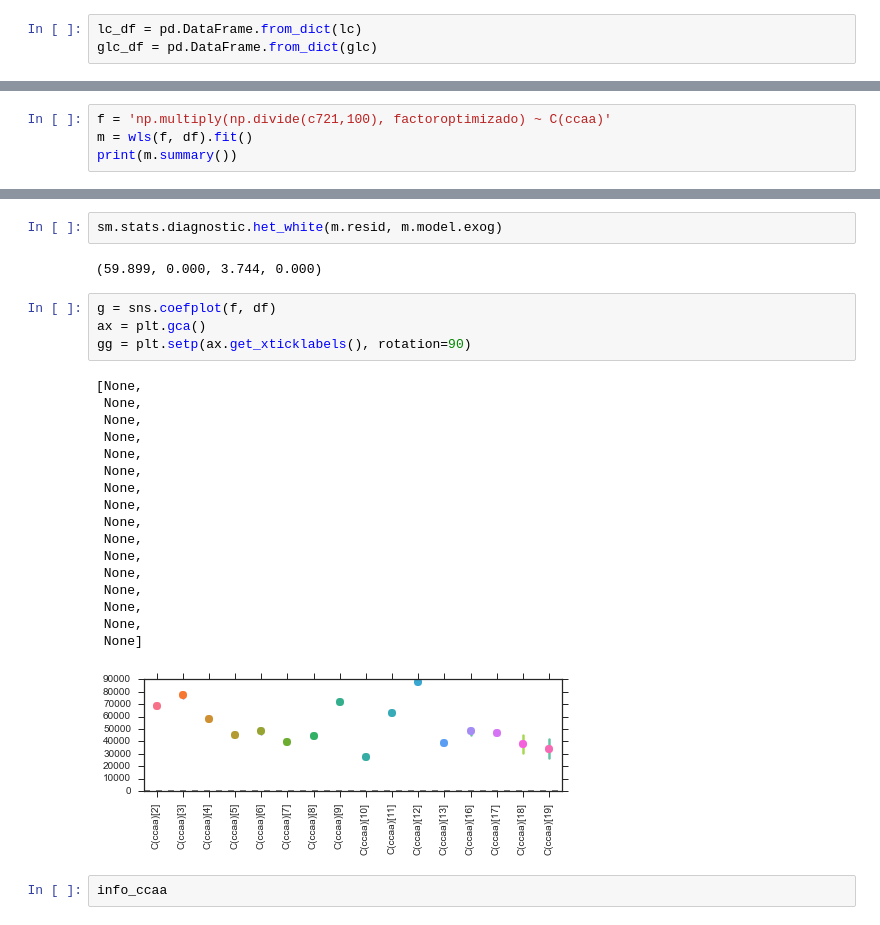
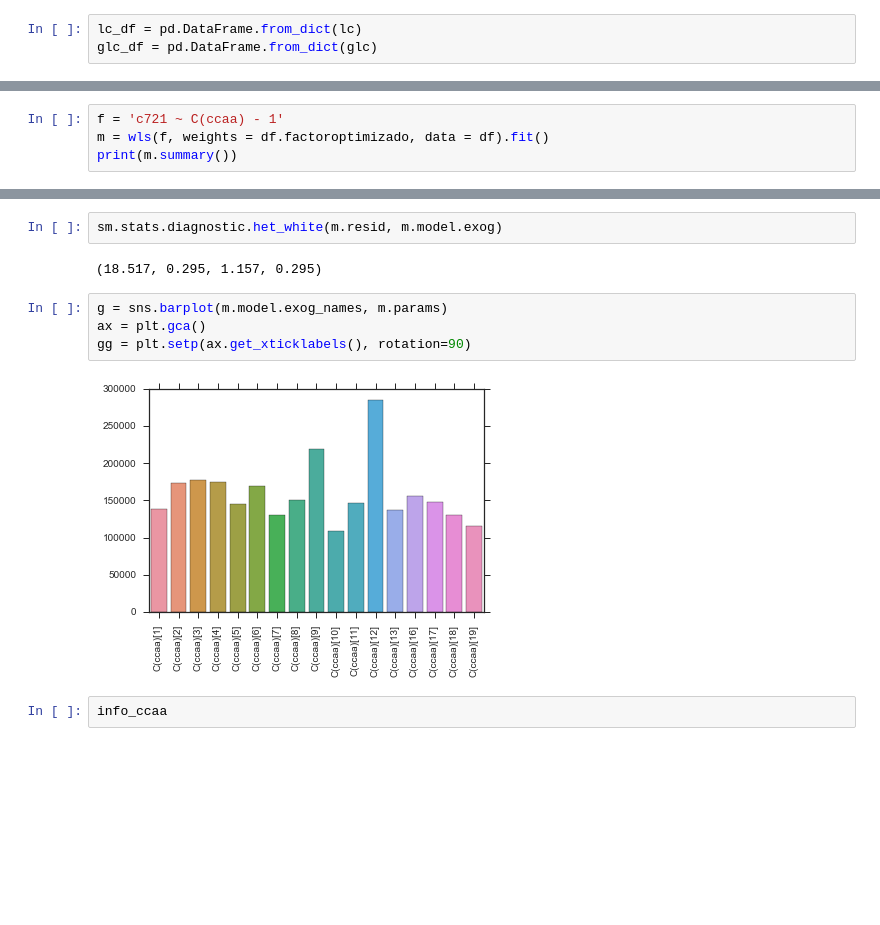
Before and after one commit to mmngreco/Fiscal, a Jupyter notebook: IRPF2011.ipynb, the cells around one changed output, grey strips where cells are left out. Saved outputs shown, nothing was run; the diff lists cells and outputs as text; blank space fills up the shorter version.

Commit message:
stats weighted fixed, mco

```diff
--- a/IRPF2011.ipynb
+++ b/IRPF2011.ipynb
@@ -467,5 +546,5 @@ plt.savefig('imgs/dist_%s_%s' % (variable, date), bbox_inches='tight')
 # %%
-f = 'np.multiply(np.divide(c721,100), factoroptimizado) ~ C(ccaa)'
-m = wls(f, df).fit()
+f = 'c721 ~ C(ccaa) - 1'
+m = wls(f, weights = df.factoroptimizado, data = df).fit()
 print(m.summary())
 # %% [output]
@@ -489,29 +568,13 @@ Warnings:
 # %%
 sm.stats.diagnostic.het_white(m.resid, m.model.exog)
 # %% [output]
-(59.899, 0.000, 3.744, 0.000)
+(18.517, 0.295, 1.157, 0.295)
 # %%
-g = sns.coefplot(f, df)
+g = sns.barplot(m.model.exog_names, m.params)
 ax = plt.gca()
 gg = plt.setp(ax.get_xticklabels(), rotation=90)
 # %% [output]
-[None,
- None,
- None,
- None,
- None,
- None,
- None,
- None,
- None,
- None,
- None,
- None,
- None,
- None,
- None,
- None]
-[figure, old version]
+[figure, new version]
 # %%
 info_ccaa
 # %% [output]
```
Also changed, not shown: parts of 15 cells of this notebook, 2 other files.
